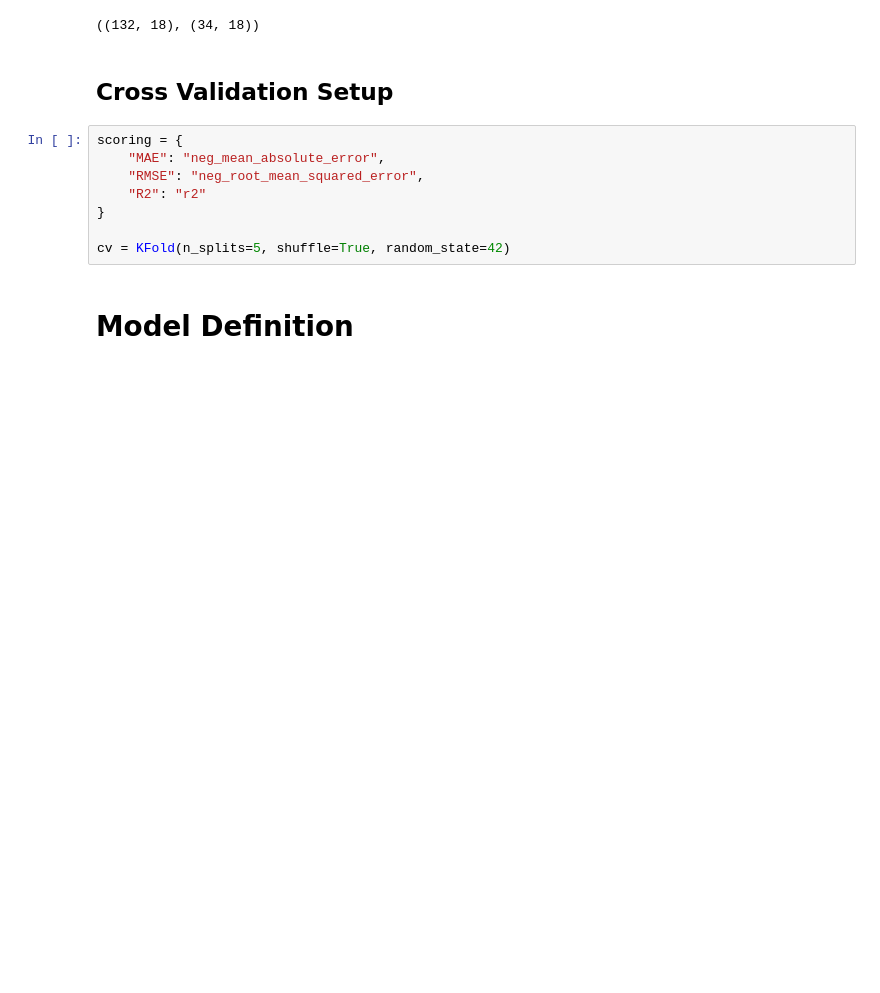
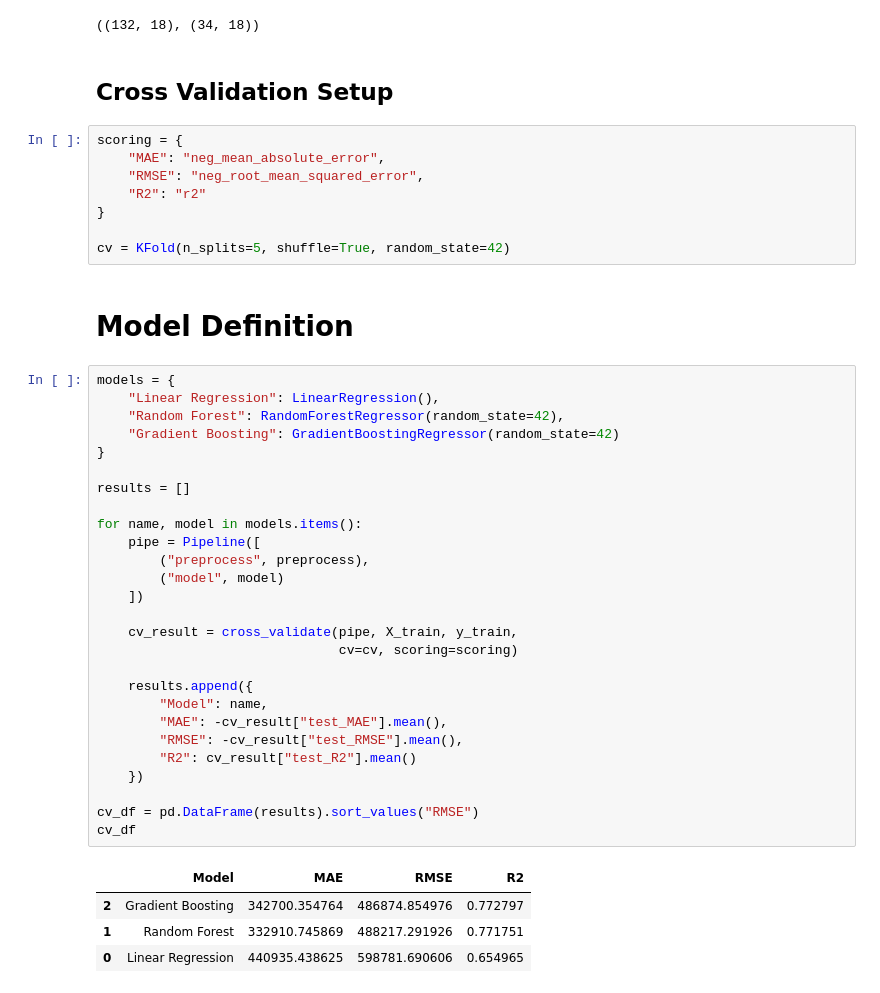
Before and after one commit to AnthonyBnc/Melbourne-housing-regression, a Jupyter notebook: notebook/01_housing_pipeline.ipynb, the cells around one changed output. Drawn from its saved outputs; the diff is of its cells as text; blank space fills up the shorter version.

```diff
--- a/notebook/01_housing_pipeline.ipynb
+++ b/notebook/01_housing_pipeline.ipynb
@@ -213,3 +213,35 @@ scoring = {
 cv = KFold(n_splits=5, shuffle=True, random_state=42)
 # %% [markdown]
 # Model Definition
+# %%
+models = {
+    "Linear Regression": LinearRegression(),
+    "Random Forest": RandomForestRegressor(random_state=42),
+    "Gradient Boosting": GradientBoostingRegressor(random_state=42)
+}
+
+results = []
+
+for name, model in models.items():
+    pipe = Pipeline([
+        ("preprocess", preprocess),
+        ("model", model)
+    ])
+
+    cv_result = cross_validate(pipe, X_train, y_train,
+                               cv=cv, scoring=scoring)
+
+    results.append({
+        "Model": name,
+        "MAE": -cv_result["test_MAE"].mean(),
+        "RMSE": -cv_result["test_RMSE"].mean(),
+        "R2": cv_result["test_R2"].mean()
+    })
+
+cv_df = pd.DataFrame(results).sort_values("RMSE")
+cv_df
+# %% [output]
+|  | Model | MAE | RMSE | R2 |
+| 2 | Gradient Boosting | 342700.354764 | 486874.854976 | 0.772797 |
+| 1 | Random Forest | 332910.745869 | 488217.291926 | 0.771751 |
+| 0 | Linear Regression | 440935.438625 | 598781.690606 | 0.654965 |
```
Also changed, not shown: parts of 7 cells of this notebook.
